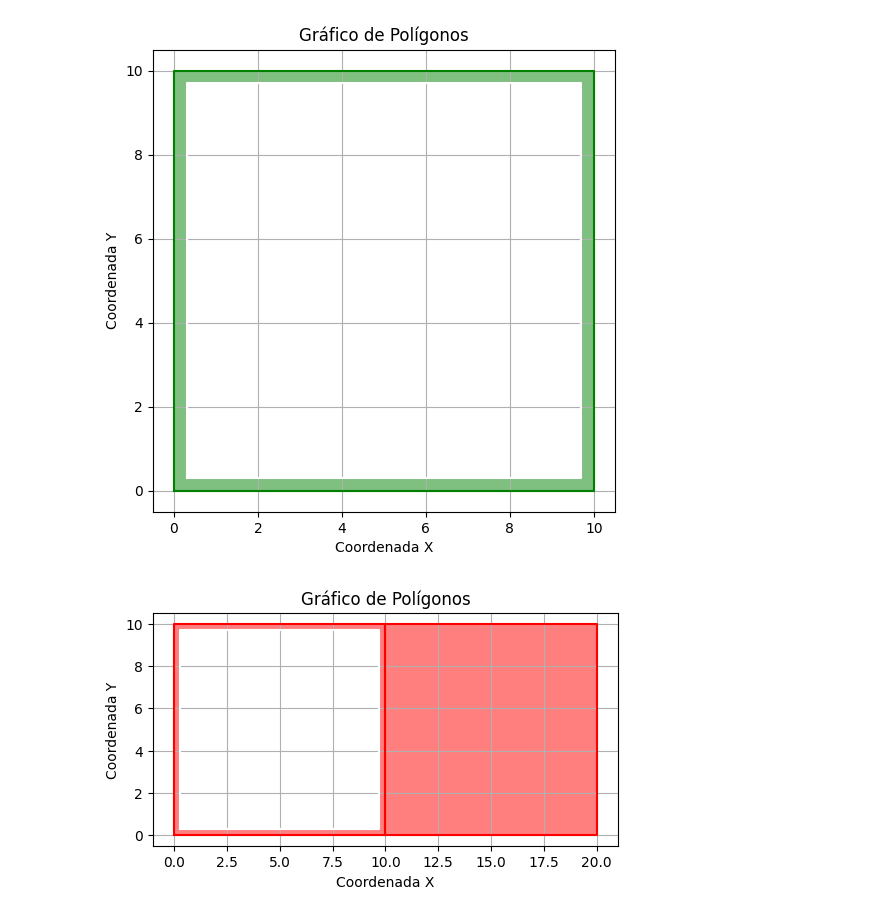
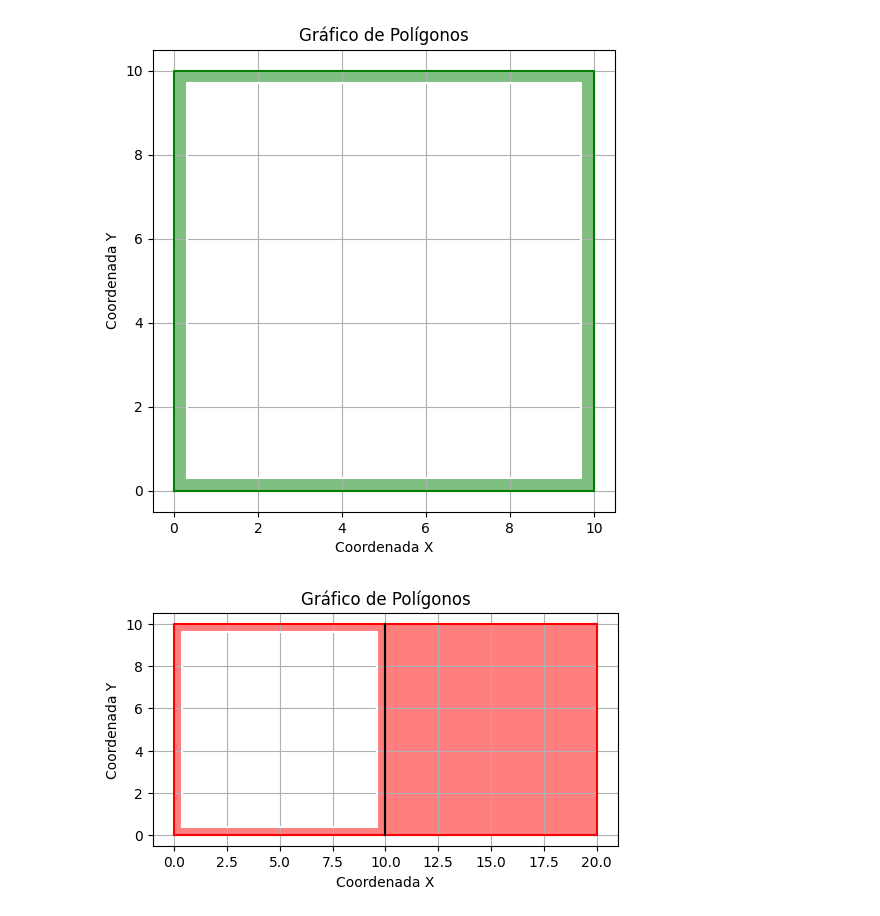
Before and after one commit to Jhon-Fredy-Hernandez-Martinez/TalentoTECH, a Jupyter notebook: Figuras_Shapely.ipynb, the cells around one changed output. Drawn from its saved outputs; the diff is of its cells as text; code cells hidden in the pictures.

```diff
--- a/Figuras_Shapely.ipynb
+++ b/Figuras_Shapely.ipynb
@@ -260,7 +260,7 @@ import matplotlib.pyplot as plt
 exterior_coords = [(0, 0), (0, 10), (10, 10), (10, 0)]
 
 # Coordenadas del polígono pequeño dentro del principal
-hole_coords = [(0.3, 0.3), (0.3, 9.7), (9.7, 9.7), (9.7, 0.3)]
+hole_coords = [(0.4, 0.4), (0.4, 9.6), (9.6, 9.6), (9.6, 0.4)]
 
 # Coordenadas del polígono al lado derecho del principal
 # Sumamos 10 a todas las coordenadas x para desplazar el nuevo polígono al lado derecho
@@ -268,34 +268,37 @@ right_polygon_coords = [(x + 10, y) for x, y in exterior_coords]
 
 # Crear el polígono principal, el polígono pequeño y el polígono al lado derecho
 polygon_principal = Polygon(exterior_coords, [hole_coords])
 polygon_pequeño = Polygon(hole_coords)
 right_polygon = Polygon(right_polygon_coords)
 
 # Extraer las coordenadas x e y del polígono principal
 x_principal, y_principal = polygon_principal.exterior.xy
 
 # Extraer las coordenadas x e y del polígono pequeño
 x_pequeño, y_pequeño = polygon_pequeño.exterior.xy
 
 # Extraer las coordenadas x e y del polígono al lado derecho
 x_derecha, y_derecha = right_polygon.exterior.xy
 
 # Crear un gráfico con ejes cuadrados
 plt.figure(figsize=(6, 6))  # Ajustar el tamaño de la figura para que sea cuadrada
-plt.plot(x_principal, y_principal, 'r-')  # Polígono principal en azul
+plt.plot(x_principal, y_principal, 'r-')  # Polígono principal en rojo
 plt.fill(x_principal, y_principal, 'red', alpha=0.5)  # Rellenar el polígono principal
 
-plt.plot(x_pequeño, y_pequeño, 'w-')  # Polígono pequeño en rojo
+plt.plot(x_pequeño, y_pequeño, 'w-')  # Polígono pequeño en blanco
 plt.fill(x_pequeño, y_pequeño, 'white')  # Rellenar el polígono pequeño
 
-plt.plot(x_derecha, y_derecha, 'r-')  # Polígono al lado derecho en verde
+plt.plot(x_derecha, y_derecha, 'r-')  # Polígono al lado derecho en rojo
 plt.fill(x_derecha, y_derecha, 'red', alpha=0.5)  # Rellenar el polígono al lado derecho
+
+# Agregar la línea negra desde el punto (10, 0) hasta el punto (10, 10)
+plt.plot([10, 10], [0, 10], 'k-')
 
 plt.title('Gráfico de Polígonos')
 plt.xlabel('Coordenada X')
 plt.ylabel('Coordenada Y')
 plt.gca().set_aspect('equal', adjustable='box')  # Hacer que los ejes tengan la misma escala
 plt.grid(True)
 plt.show()
 # %% [output]
-[figure, old version]
+[figure, new version]
```
